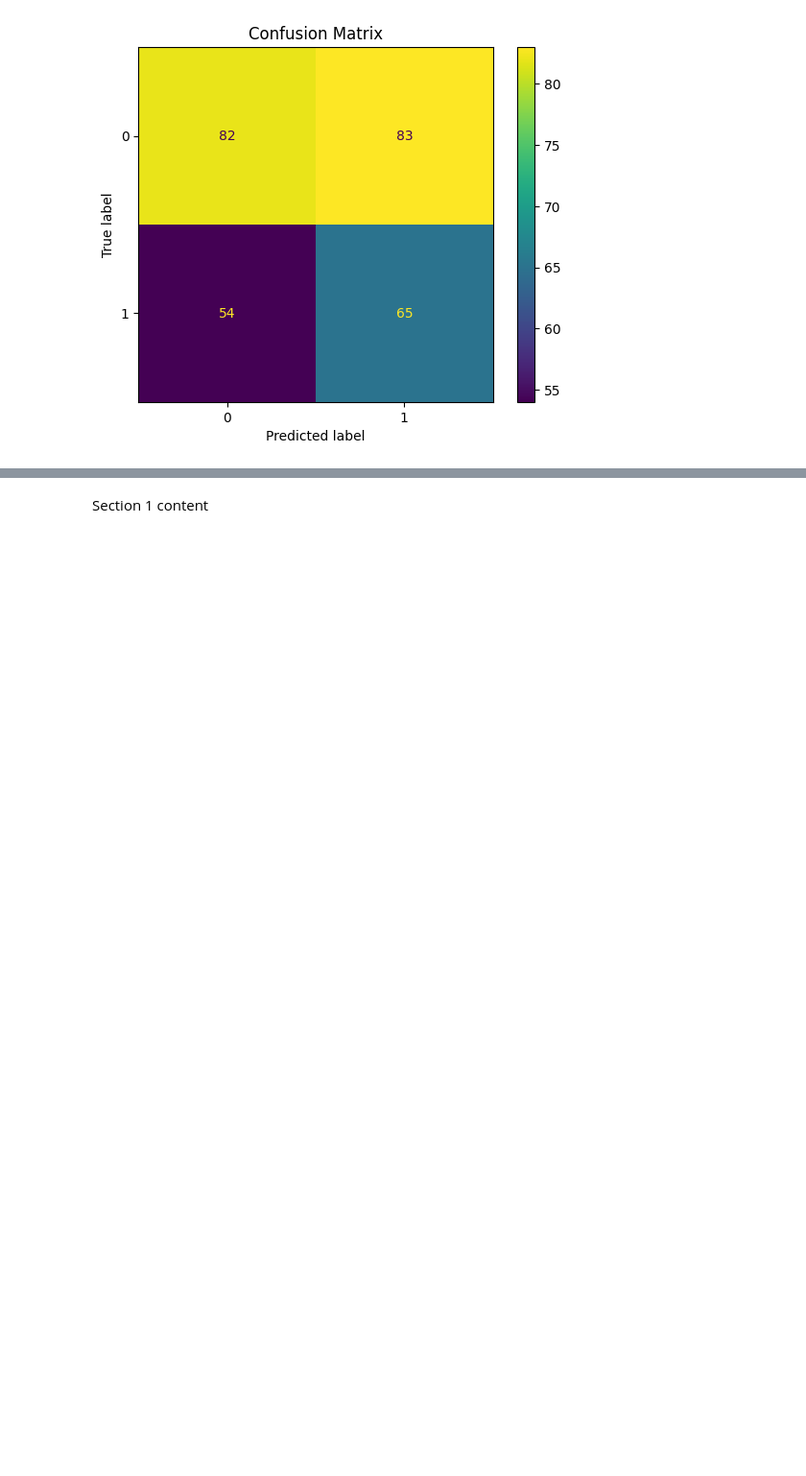
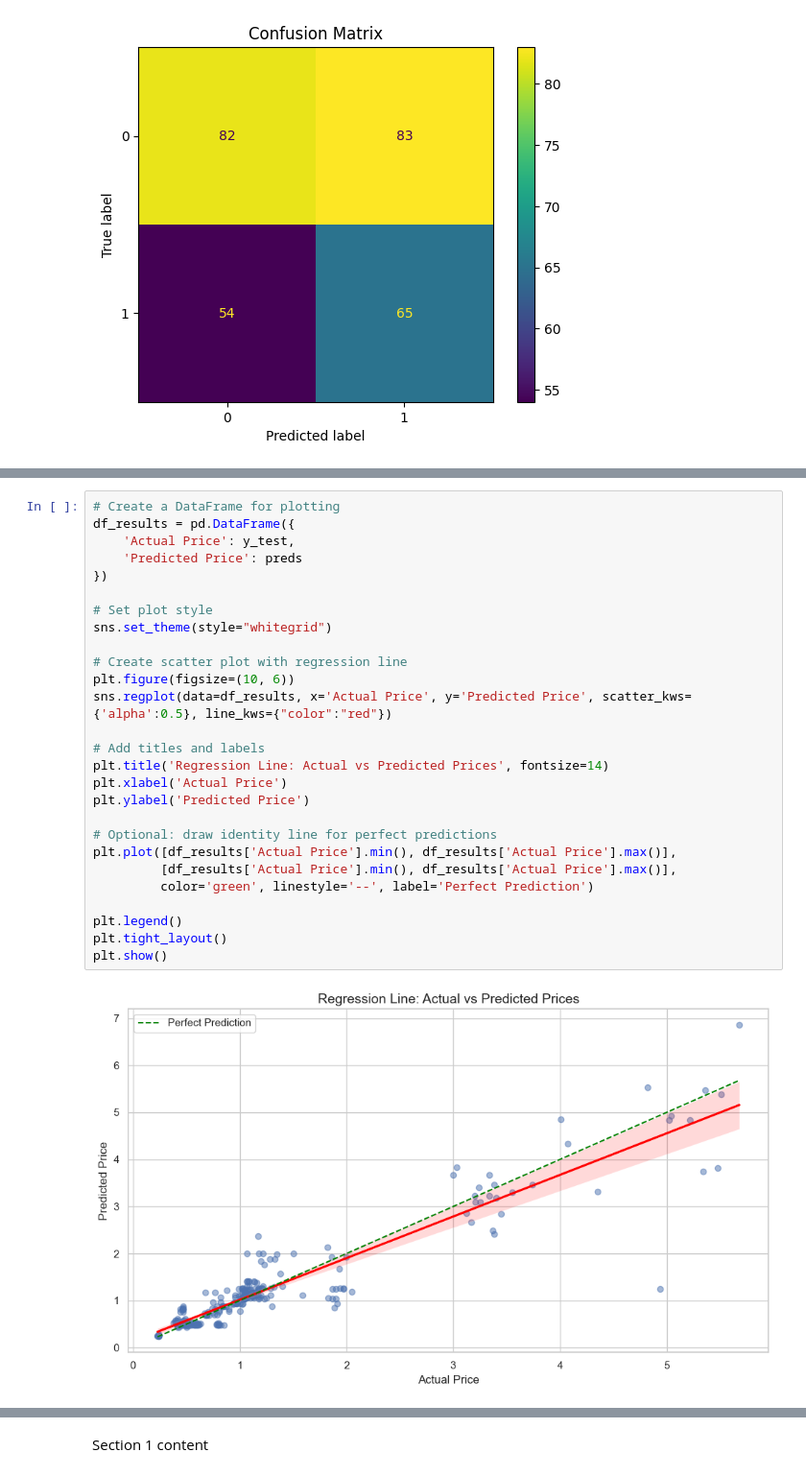
Before and after one commit to Khoi412/Capstone_Project_Fruit_Veg_Prices_UK, a Jupyter notebook: jupyter_notebooks/MachineLearning.ipynb, the cells around one changed output, grey strips where cells are left out. Shown: that part at 96% size. Drawn from its saved outputs; the diff is of its cells as text; blank space fills up the shorter version.

```diff
--- a/jupyter_notebooks/MachineLearning.ipynb
+++ b/jupyter_notebooks/MachineLearning.ipynb
@@ -218,0 +332,29 @@ plt.show()
+# %%
+# Create a DataFrame for plotting
+df_results = pd.DataFrame({
+    'Actual Price': y_test,
+    'Predicted Price': preds
+})
+
+# Set plot style
+sns.set_theme(style="whitegrid")
+
+# Create scatter plot with regression line
+plt.figure(figsize=(10, 6))
+sns.regplot(data=df_results, x='Actual Price', y='Predicted Price', scatter_kws={'alpha':0.5}, line_kws={"color":"red"})
+
+# Add titles and labels
+plt.title('Regression Line: Actual vs Predicted Prices', fontsize=14)
+plt.xlabel('Actual Price')
+plt.ylabel('Predicted Price')
+
+# Optional: draw identity line for perfect predictions
+plt.plot([df_results['Actual Price'].min(), df_results['Actual Price'].max()],
+         [df_results['Actual Price'].min(), df_results['Actual Price'].max()],
+         color='green', linestyle='--', label='Perfect Prediction')
+
+plt.legend()
+plt.tight_layout()
+plt.show()
+# %% [output]
+[figure, added]
```
Also changed, not shown: parts of 15 cells of this notebook, 2 other files.
